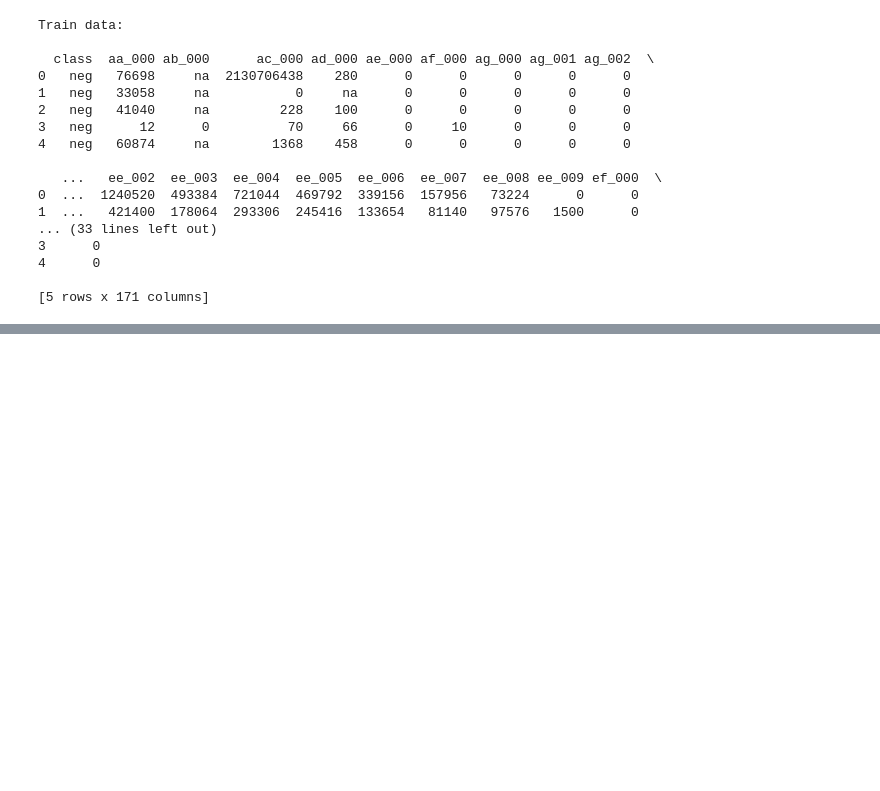
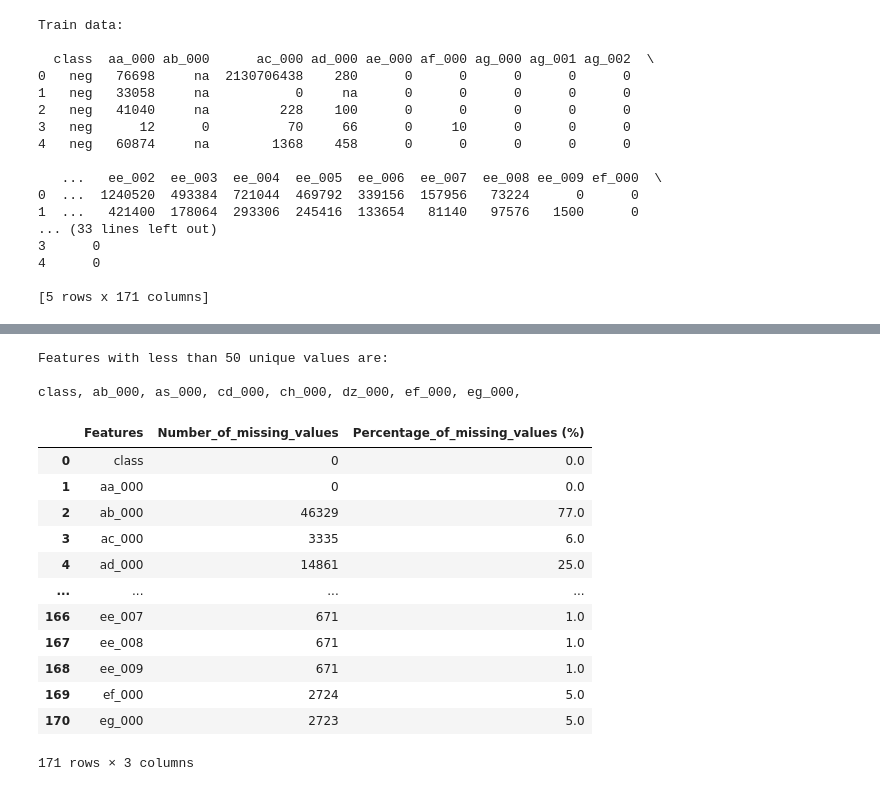
Before and after one commit to shivamshinde123/Scania-Truck-Failures-Prediction, a Jupyter notebook: notebooks/01_EDA.ipynb, the cells around one changed output, grey strips where cells are left out. Drawn from its saved outputs; the diff is of its cells as text; code cells hidden in the pictures; blank space fills up the shorter version.

```diff
--- a/notebooks/01_EDA.ipynb
+++ b/notebooks/01_EDA.ipynb
@@ -51,0 +80,5 @@ Train data:
+# %%
+## Let's find out the number of unique values in each of the independent features
+
+for feature in train.columns:
+    print(f"The unique values in the feature {feature} are {train[feature].unique()} (total of {train[feature].nunique()}).\n")
@@ -51,0 +103,46 @@ Train data:
+# %%
+## Finding out the features with less than 50 unique values (These will be categorical features which are encoded as )
+
+print('Features with less than 50 unique values are: \n')
+for feature in train.columns:
+    if train[feature].nunique() <= 50:
+        print(f"{feature}", end=", ")
+# %% [output]
+Features with less than 50 unique values are:
+
+class, ab_000, as_000, cd_000, ch_000, dz_000, ef_000, eg_000,
+# %%
+## In the dataset, null values are represented as 'na'. Let's convert them to np.nan
+
+def miss(x):
+    if x == 'na':
+        return np.nan
+
+    else:
+        return x
+
+
+for feature in train.columns[1:]:
+    train[feature] = train[feature].map(miss)
+# %%
+## checking for the missing values in the data
+
+missing_values_df = pd.DataFrame()
+missing_values_df['Features'] = train.columns
+missing_values_df['Number_of_missing_values'] = train.isnull().sum().to_numpy()
+missing_values_df['Percentage_of_missing_values (%)'] = missing_values_df['Number_of_missing_values'].apply(lambda x: np.round((x/train.shape[0])*100),2)
+missing_values_df
+# %% [output]
+|  | Features | Number_of_missing_values | Percentage_of_missing_values (%) |
+| 0 | class | 0 | 0.0 |
+| 1 | aa_000 | 0 | 0.0 |
+| 2 | ab_000 | 46329 | 77.0 |
+| 3 | ac_000 | 3335 | 6.0 |
+| 4 | ad_000 | 14861 | 25.0 |
+| ... | ... | ... | ... |
+| 166 | ee_007 | 671 | 1.0 |
+| 167 | ee_008 | 671 | 1.0 |
+| 168 | ee_009 | 671 | 1.0 |
+| 169 | ef_000 | 2724 | 5.0 |
+| 170 | eg_000 | 2723 | 5.0 |
+171 rows × 3 columns
```
Also changed, not shown: parts of 12 cells of this notebook.
